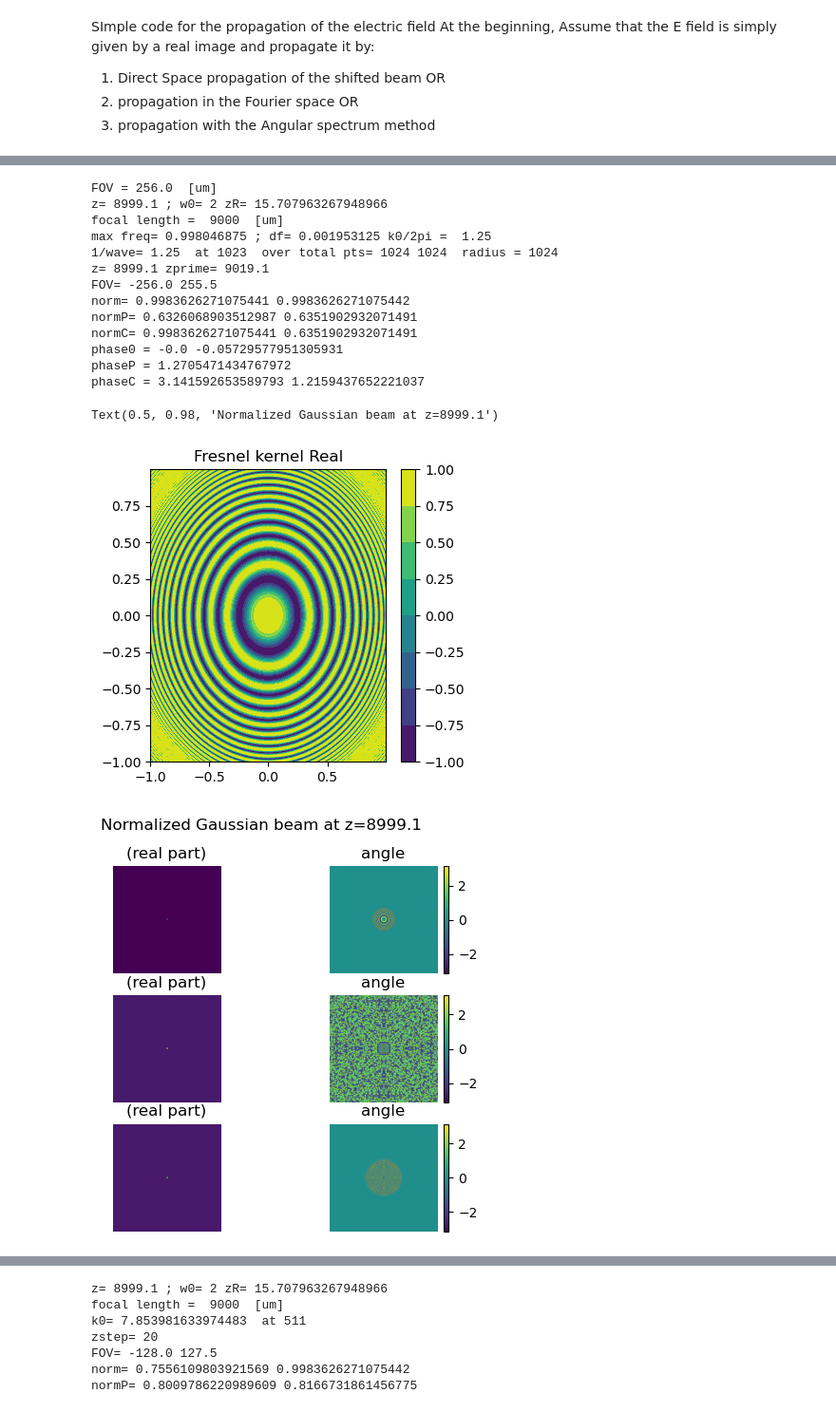
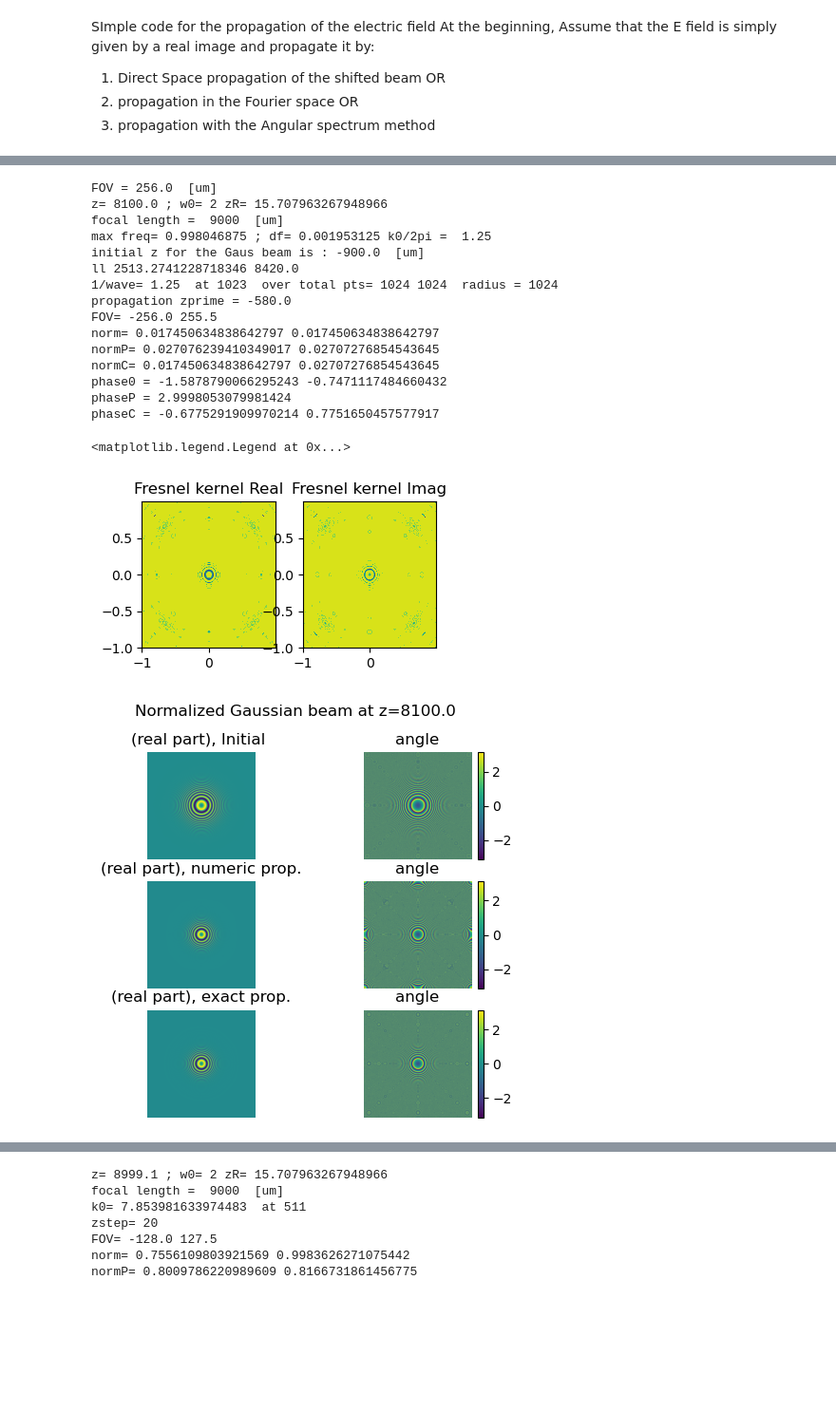
Before and after one commit to Gchirico63/Didattica, a Jupyter notebook: PhysicalPropagation/PhysicalWavePropagation_2026.ipynb, the cells around one changed output, grey strips where cells are left out. Shown at 95% size. Drawn from its saved outputs; the diff is of its cells as text; code cells hidden in the pictures; blank space fills up the shorter version.

```diff
--- a/PhysicalPropagation/PhysicalWavePropagation_2026.ipynb
+++ b/PhysicalPropagation/PhysicalWavePropagation_2026.ipynb
@@ -290,7 +308,7 @@ w0 = 2 # um
 zR   = np.pi*w0**2/wav  ### in
 foc  = 9000 # um
 print ('focal length = ',foc,' [um]')
-z    = foc*0.99  ##
+z    = foc*0.97  ##
 print ('z=',z,' [um]; w0=',w0,'[um] ; zR=',np.round(zR,2), '[um]')
 
 
@@ -306,13 +324,14 @@ plt.colorbar(im0,ax=ax[0])
 ax[0].set_title('z='+str(z)+'[um]')
 print (Npix)
 
-zprop = 200 # um
+zprop = 540 # um
 #x                   = np.linspace(-Npix//2,Npix//2-1,Npix) * upix
 #xx0,yy0             = np.meshgrid(x,x)
 rho02               = xx0**2+yy0**2
 frequenze           = np.fft.fftshift(np.fft.fftfreq(Npix,upix))   ######SHIFTED !!!!!
 xz                  = frequenze * wav * zprop
 xxz,yyz             = np.meshgrid(xz,xz)
+rho2z               = xxz**2+yyz**2
 freq2x,freq2y       = np.meshgrid(frequenze,frequenze)       # also these are shifted
 
 ############## SHIFTED eFIELD
@@ -322,8 +341,8 @@ print ('zprop:',zprop,'[um]')
 Eshifted      = np.exp(-1j*np.pi*kappa*rho02/zprop)*Gbeam   ### look at the signs! it is relevatn
 
 Eshifted_fft  = np.fft.fftshift(np.fft.fft2(Eshifted))
-
-propField     = np.flipud( np.abs(Eshifted_fft) )
+Kkz           = np.exp(-1j*np.pi*kappa*rho2z/zprop)
+propField     = Kkz * np.flipud( np.abs(Eshifted_fft) )
 
 im1  = ax[1].contourf(xxz,yyz,propField)
 plt.colorbar(im1, ax=ax[1])
@@ -435,27 +454,28 @@ wav = 0.8 ### um
 k0 = 2*np.pi/wav
 
 w0 = 2 # um
-zR = np.pi*w0**2/wav  ### in
+zR = np.pi*w0**2/wav  ### Rayleigh range
 print ('z=',z,'; w0=',w0,'zR=',zR)
 foc = 9000 # um
 print ('focal length = ',foc,' [um]')
 print ('max freq=',frequenze.max(),'; df=',frequenze[1]-frequenze[0],'k0/2pi = ',1/wav)
 
-z   = foc*0.9999
-
+z   = foc*0.9
+print ('initial z for the Gaus beam is :',z-foc,' [um]')
 Gbeam = Gaussbeam(xx,yy,z,k0,w0,foc)
 
 # Perform FFT
 Eprop_z0    = Gbeam
-zprop       = 20
-#print ('ll',k0*zprop,z+zprop)
+zprop       = 320  #### this is the propagation (small!!)
+print ('ll',k0*zprop,z+zprop)
 masked_KF = FresnelKernel(k0,freq2x,freq2y,zprop)   ## propagation kernel, notice the freq are shifted - so "human"
 
 ##### plot the fresnel kernel
-plt.figure('Fresnel kernel',figsize=(4,4))
-plt.title('Fresnel kernel Real')
-plt.contourf(freq2x,freq2y,masked_KF.real)
-plt.colorbar()
+FK,AK = plt.subplots(1,2,figsize=(4,2))
+AK[0].set_title('Fresnel kernel Real')
+AK[1].set_title('Fresnel kernel Imag')
+AK[0].contourf(freq2x,freq2y,masked_KF.real)
+AK[1].contourf(freq2x,freq2y,masked_KF.imag)
 ################################
 zstep = 1
 for i in range (zstep):
@@ -465,9 +485,9 @@ for i in range (zstep):
   Eprop_z0    = np.roll(np.roll(Eprop_z0, shift=1, axis=1), shift=1, axis=0)  # shift right by 1
 #####check
 Eprop_z = Eprop_z0
-zprime  = z+zprop*zstep
-print ('z=',z,'zprime=',zprime)
-
+zprime  = z + zprop*zstep
+print ('propagation zprime =',zprime-foc)
+############ now th theoreteical beam
 Gbeam_C = Gaussbeam(xx,yy, z + zprop*zstep ,k0,w0,foc)
 
 #### check by plot the Gaussian Beam
@@ -494,44 +514,53 @@ theta = (z-foc)/zR
 theta = (theta + np.pi) % (2 * np.pi) - np.pi
 print ('phase0 =',np.angle(Gbeam)[0,0],theta)
 print ('phaseP =',np.angle(Eprop_z)[0,0])
 theta = (zprime-foc)/zR
 theta = (theta + np.pi) % (2 * np.pi) - np.pi
 print ('phaseC =',np.angle(Gbeam_C)[0,0,],theta)
 
 
 axc[0,0].imshow((AA.real))
-axc[0,0].set_title( '(real part)')
+axc[0,0].set_title( '(real part), Initial ')
 imA0 = axc[0,1].imshow(np.angle(AA))
 figc.colorbar(imA0, ax=axc[0,1], location='right', fraction=0.046, pad=0.04)
 axc[0,1].set_title('angle')
 
 axc[1,0].imshow((BB.real))
-axc[1,0].set_title( '(real part)')
+axc[1,0].set_title( '(real part), numeric prop.')
 imA1 = axc[1,1].imshow(np.angle(BB))
 figc.colorbar(imA1, ax=axc[1,1], location='right', fraction=0.046, pad=0.04)
 axc[1,1].set_title('angle')
 
 axc[2,0].imshow((CC.real))
-axc[2,0].set_title( '(real part)')
+axc[2,0].set_title( '(real part), exact prop.')
 imA2 = axc[2,1].imshow(np.angle(CC))
 figc.colorbar(imA2, ax=axc[2,1], location='right', fraction=0.046, pad=0.04)
 axc[2,1].set_title('angle')
 
 figc.suptitle('Normalized Gaussian beam at z='+str(z))
+######################compare the cross-sections of the absolute values
+
+plt.figure()
+plt.plot(x,np.abs(AA)[NN2,:],label=str(z))
+plt.scatter(x,np.abs(BB)[NN2,:],label='num.;'+str(z+zprop*zstep))
+plt.plot(x,np.abs(CC)[NN2,:],label='exact.;'+str(z+zprop*zstep))
+plt.legend()
 # %% [output]
 FOV = 256.0  [um]
-z= 8999.1 ; w0= 2 zR= 15.707963267948966
+z= 8100.0 ; w0= 2 zR= 15.707963267948966
 focal length =  9000  [um]
 max freq= 0.998046875 ; df= 0.001953125 k0/2pi =  1.25
+initial z for the Gaus beam is : -900.0  [um]
+ll 2513.2741228718346 8420.0
 1/wave= 1.25  at 1023  over total pts= 1024 1024  radius = 1024
-z= 8999.1 zprime= 9019.1
+propagation zprime = -580.0
 FOV= -256.0 255.5
-norm= 0.9983626271075441 0.9983626271075442
-normP= 0.6326068903512987 0.6351902932071491
-normC= 0.9983626271075441 0.6351902932071491
-phase0 = -0.0 -0.05729577951305931
-phaseP = 1.2705471434767972
-phaseC = 3.141592653589793 1.2159437652221037
+norm= 0.017450634838642797 0.017450634838642797
+normP= 0.027076239410349017 0.02707276854543645
+normC= 0.017450634838642797 0.02707276854543645
+phase0 = -1.5878790066295243 -0.7471117484660432
+phaseP = 2.9998053079981424
+phaseC = -0.6775291909970214 0.7751650457577917
-Text(0.5, 0.98, 'Normalized Gaussian beam at z=8999.1')
+<matplotlib.legend.Legend at 0x...>
-[figure, old version]
+[figure, new version]
-[figure, old version]
+[figure, new version]
```
Also changed, not shown: parts of 7 cells of this notebook.
